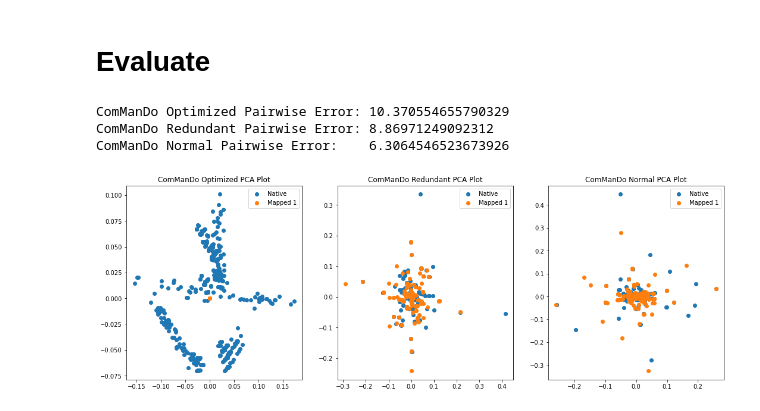
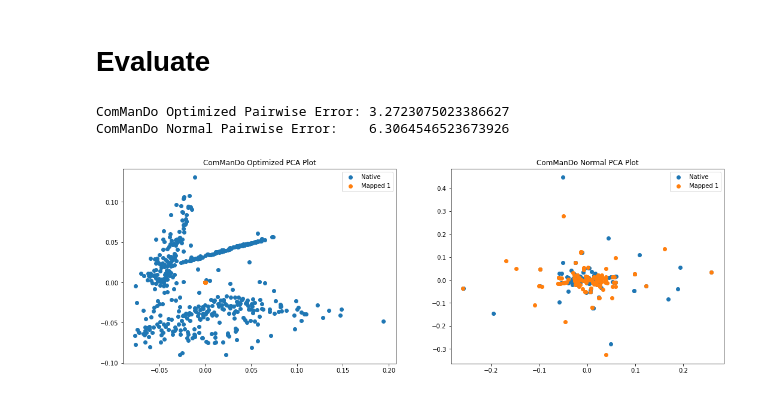
Before and after one commit to Oafish1/JAMIE, a Jupyter notebook: examples/opsca_sample_optimization.ipynb, the cells around one changed output. Cells and saved outputs as stored; diff of their text form; code cells hidden in the pictures.

Commit message:
Large exclusion for sparse calculation option

```diff
--- a/examples/opsca_sample_optimization.ipynb
+++ b/examples/opsca_sample_optimization.ipynb
@@ -60,13 +29,14 @@ Time: 7.7512500286102295 seconds
 # %%
-commando_redundant = (
+commando_optimized = (
     ComManDo(
         distance_mode='spearman',
-        epoch_pd=1000,
-        log_pd=1000,
+        epoch_pd=500,
+        log_pd=500,
         two_step_aggregation = 'random',
-        two_step_pd_large=2000,
-        two_step_log_pd=5,
-        two_step_num_partitions=10,
+        # two_step_pd_large=2000,
+        two_step_include_large=False,
+        two_step_log_pd=2,
+        two_step_num_partitions=2,
         two_step_redundancy=2,
     )
     .fit_transform([X1, X2])
@@ -120,20 +90,15 @@ Time: 28.054136514663696 seconds
 # Evaluate
 # %%
 print('ComManDo Optimized Pairwise Error: ' + str(pairwise_error(*commando_optimized, normalize_by_feature=True)))
-print('ComManDo Redundant Pairwise Error: ' + str(pairwise_error(*commando_redundant, normalize_by_feature=True)))
 print('ComManDo Normal Pairwise Error:    ' + str(pairwise_error(*commando_normal, normalize_by_feature=True)))
 
 plt.subplots(figsize=(18, 6))
-plt.subplot(1, 3, 1)
+plt.subplot(1, 2, 1)
 alignment_visualize(*commando_optimized, alg_name='ComManDo Optimized')
 
-plt.subplot(1, 3, 2)
-alignment_visualize(*commando_redundant, alg_name='ComManDo Redundant')
-
-plt.subplot(1, 3, 3)
+plt.subplot(1, 2, 2)
 alignment_visualize(*commando_normal, alg_name='ComManDo Normal')
 # %% [output]
-ComManDo Optimized Pairwise Error: 10.370554655790329
-ComManDo Redundant Pairwise Error: 8.86971249092312
+ComManDo Optimized Pairwise Error: 3.2723075023386627
 ComManDo Normal Pairwise Error:    6.3064546523673926
-[figure, old version]
+[figure, new version]
```
Also changed, not shown: parts of 4 cells of this notebook, 1 other file.
